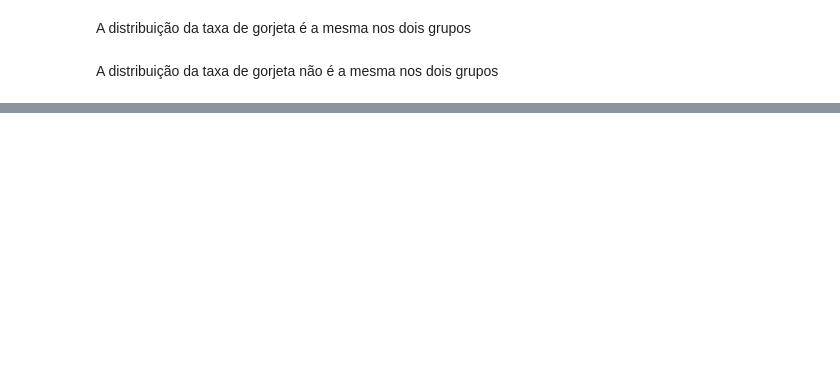
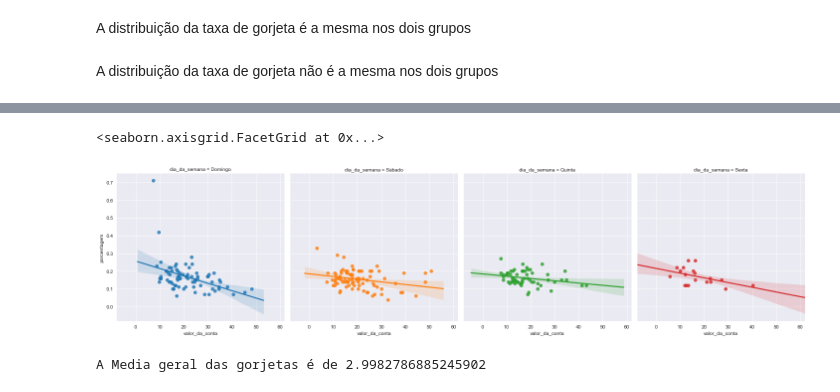
Before and after one commit to arturaraujo614/Gorjetas, a Jupyter notebook: EAD - Gorjetas.ipynb, the cells around one changed output, grey strips where cells are left out. Drawn from its saved outputs; the diff is of its cells as text; code cells hidden in the pictures; blank space fills up the shorter version.

```diff
--- a/EAD - Gorjetas.ipynb
+++ b/EAD - Gorjetas.ipynb
@@ -253,0 +140,5 @@ RanksumsResult(statistic=-0.6331073145314825, pvalue=0.5266635660124415)
+# %%
+sns.lmplot(x='valor_da_conta',y='porcentagem',hue='dia_da_semana',col='dia_da_semana',data=gorjetas)
+# %% [output]
+<seaborn.axisgrid.FacetGrid at 0x...>
+[figure, added]
@@ -253,0 +147,4 @@ RanksumsResult(statistic=-0.6331073145314825, pvalue=0.5266635660124415)
+# %%
+print(f'A Media geral das gorjetas é de {media_geral_gorjetas}')
+# %% [output]
+A Media geral das gorjetas é de 2.9982786885245902
```
Also changed, not shown: parts of 41 cells of this notebook.
